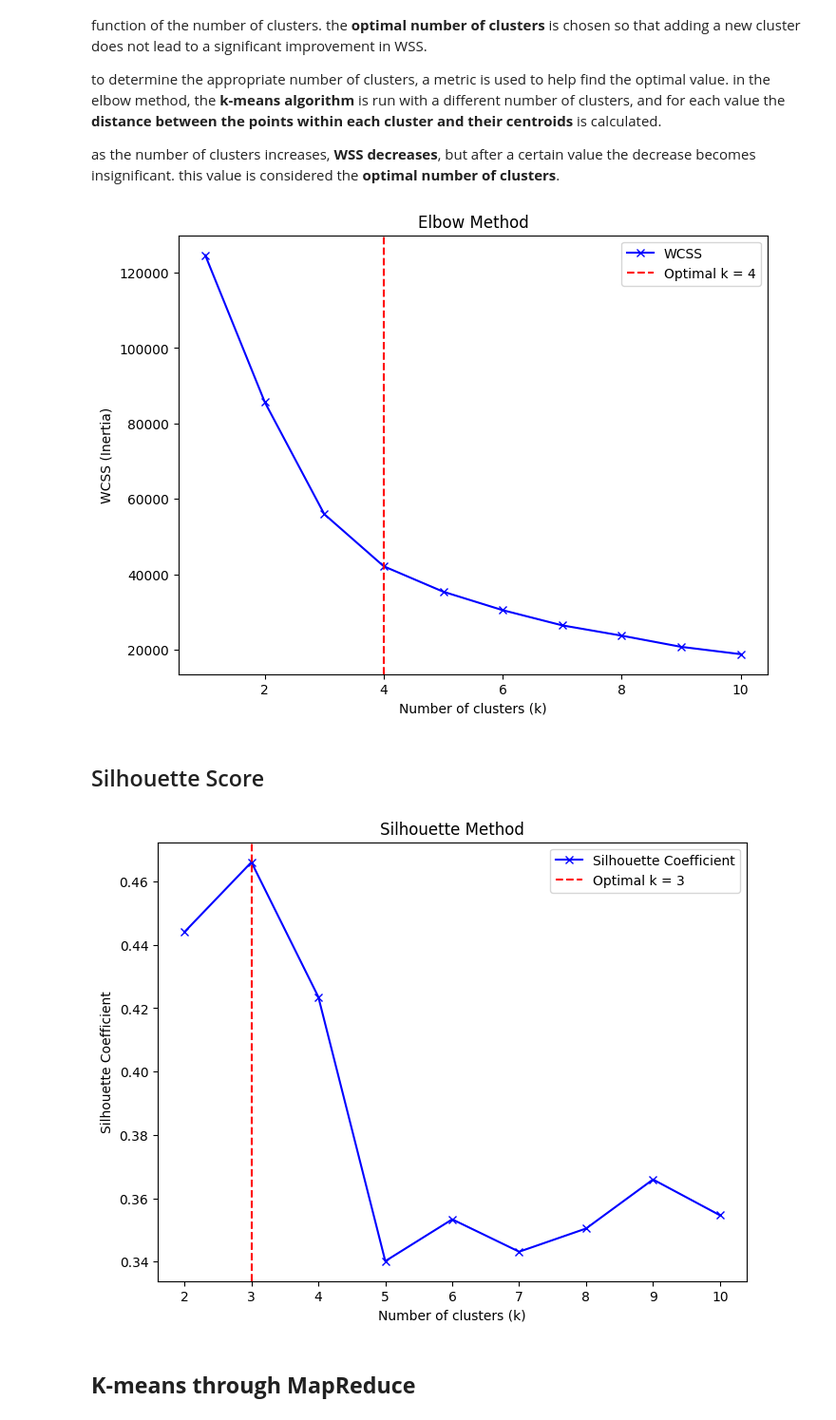
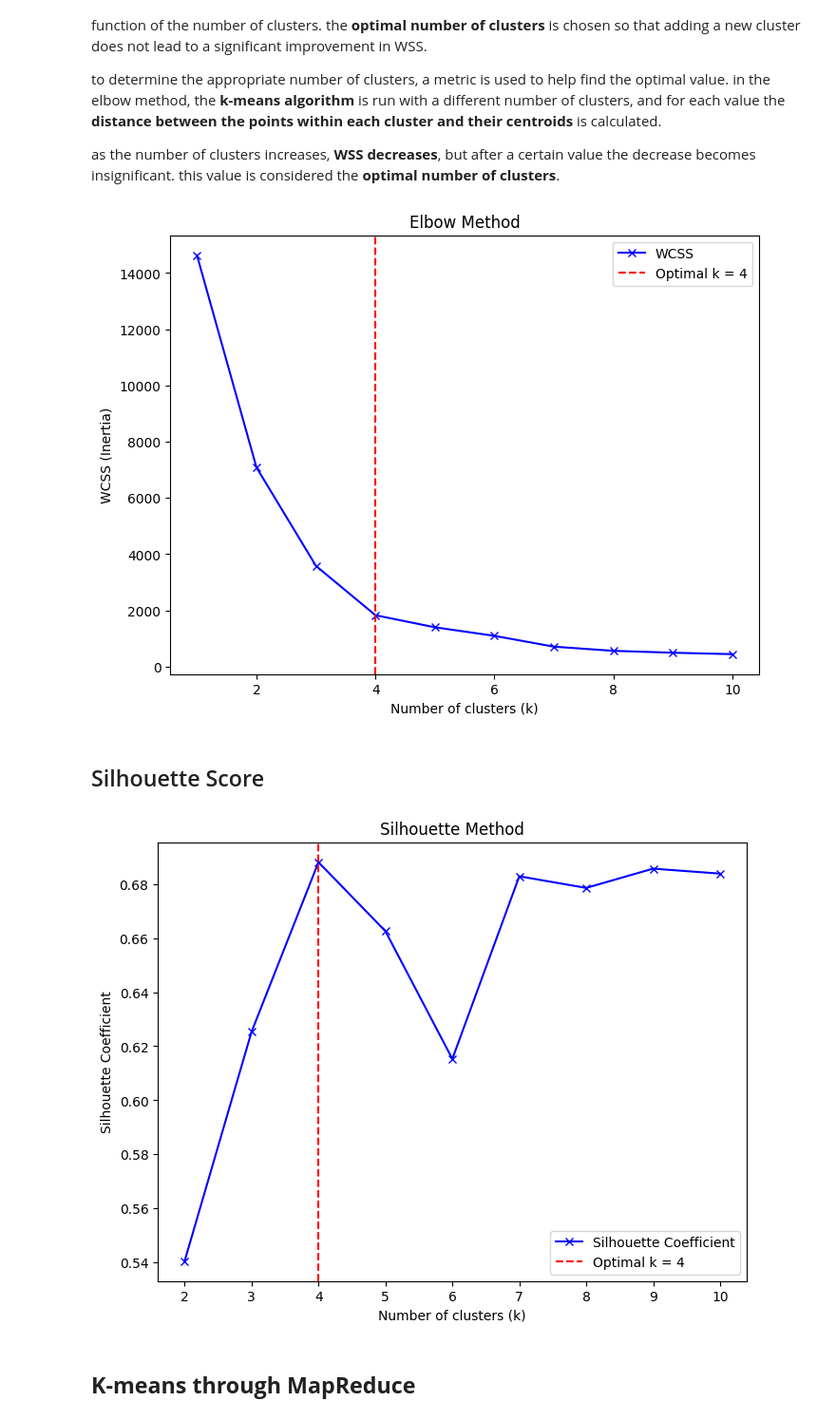
Before and after one commit to khalmatay/ADM-HW4, a Jupyter notebook: main.ipynb, the cells around one changed output. Shown at 95% size. Drawn from its saved outputs; the diff is of its cells as text; code cells hidden in the pictures.

```diff
--- a/main.ipynb
+++ b/main.ipynb
@@ -807,7 +804,7 @@ inertia = []
 K = range(1, 11)
 for k in K:
     kmeans = KMeans(n_clusters=k, random_state=42)
-    kmeans.fit(pca_2d_df)
+    kmeans.fit(pca_df)
     inertia.append(kmeans.inertia_)
 
 # Find the elbow
@@ -823,33 +820,33 @@ plt.title('Elbow Method')
 plt.legend()
 plt.show()
 # %% [output]
-[figure, old version]
+[figure, new version]
 # %% [markdown]
 ## Silhouette Score
 # %%
 from sklearn.metrics import silhouette_score
 import matplotlib.pyplot as plt
 
 silhouette_scores = []
 K = range(2, 11)  # For silhouette, minimum 2 clusters
 for k in K:
     kmeans = KMeans(n_clusters=k, random_state=42)
-    kmeans.fit(pca_2d_df)
-    score = silhouette_score(pca_2d_df, kmeans.labels_)
+    kmeans.fit(pca_df)
+    score = silhouette_score(pca_df, kmeans.labels_)
     silhouette_scores.append(score)
 
 # Visualization of the silhouette coefficient
 plt.figure(figsize=(8, 6))
 plt.plot(K, silhouette_scores, 'bx-', label='Silhouette Coefficient')
 plt.xlabel('Number of clusters (k)')
 plt.ylabel('Silhouette Coefficient')
 plt.title('Silhouette Method')
 plt.axvline(x=K[silhouette_scores.index(max(silhouette_scores))], linestyle='--', color='red',
              label=f'Optimal k = {K[silhouette_scores.index(max(silhouette_scores))]}')
 plt.legend()
 plt.show()
 # %% [output]
-[figure, old version]
+[figure, new version]
 # %% [markdown]
 ## **K-means through MapReduce**
 # %% [markdown]
```
Also changed, not shown: parts of 5 cells of this notebook.
